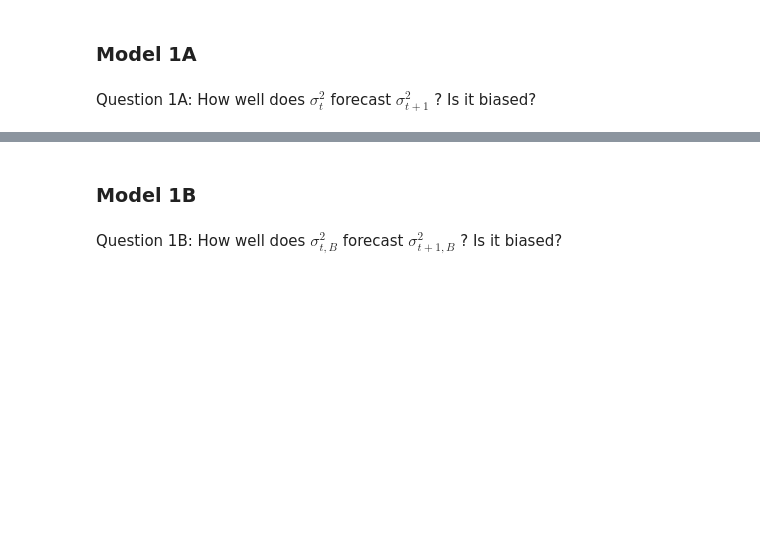
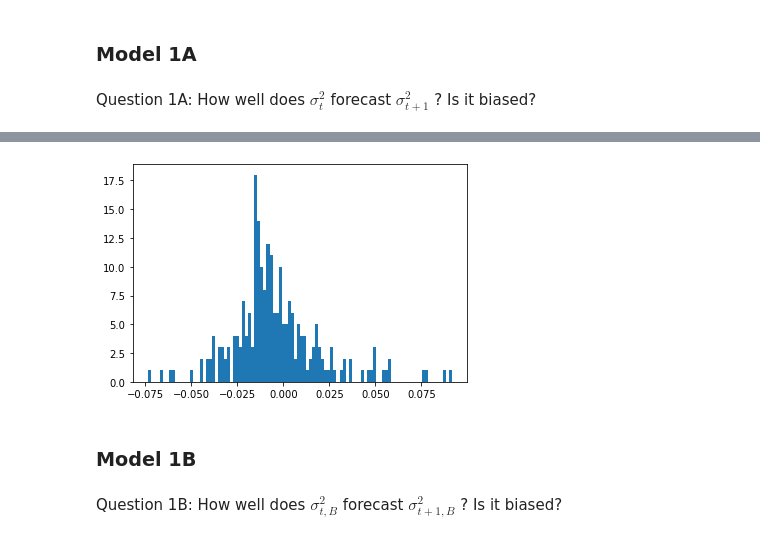
Before and after one commit to matthew-lim/Vanguard-Volatility-Project, a Jupyter notebook: EWMA_Models-1A,1B,1C.ipynb, the cells around one changed output, grey strips where cells are left out. Saved outputs shown, nothing was run; the diff lists cells and outputs as text; code cells hidden in the pictures; blank space fills up the shorter version.

```diff
--- a/EWMA_Models-1A,1B,1C.ipynb
+++ b/EWMA_Models-1A,1B,1C.ipynb
@@ -229,3 +211,8 @@ df_mod1A
+# %%
+plt.hist(df_mod1A['Actual Volatility'] - df_mod1A['Predicted Volatility'], bins=100)
+plt.show()
+# %% [output]
+[figure, added]
 # %% [markdown]
 ### Model 1B
 # %% [markdown]
```
Also changed, not shown: parts of 31 cells of this notebook.
